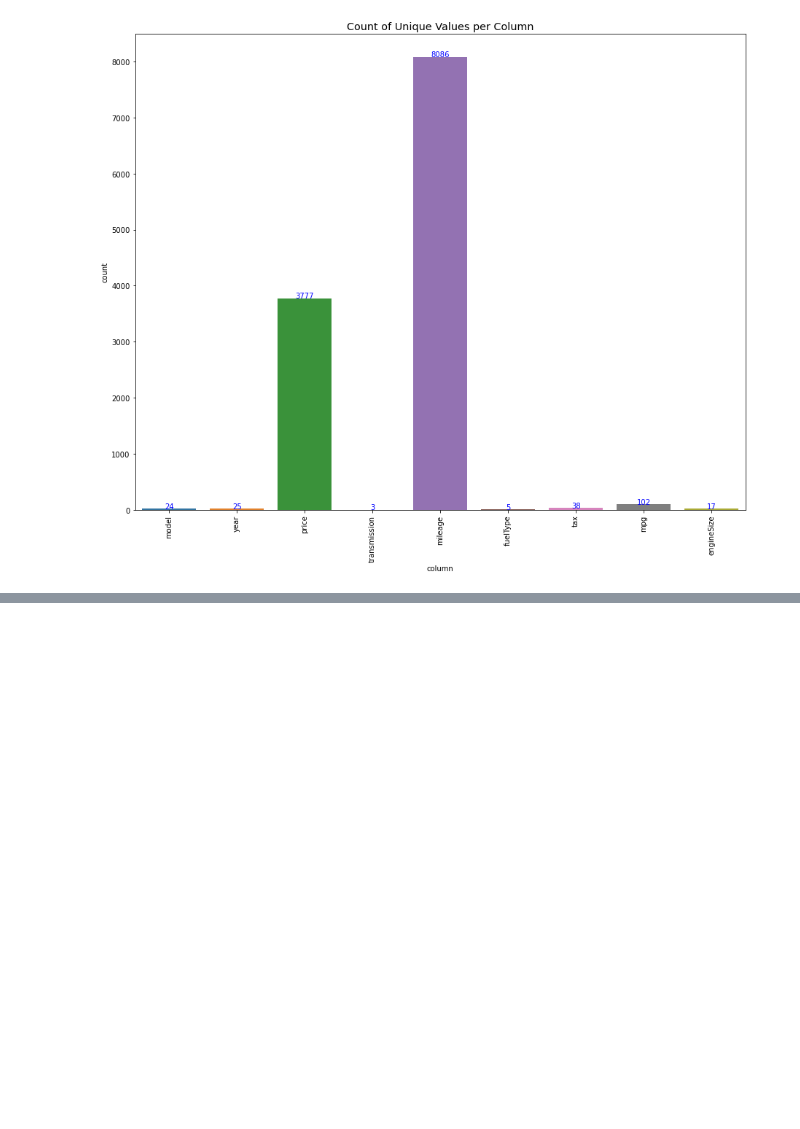
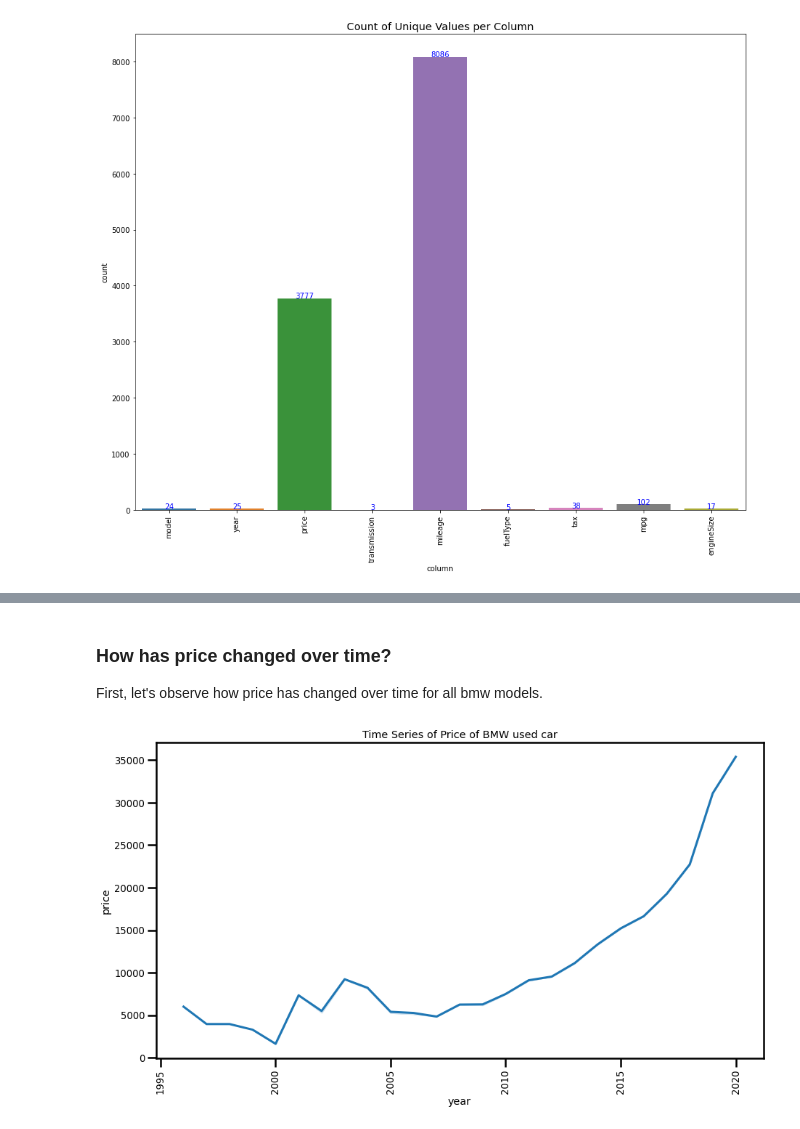
Before and after one commit to LenSin3/bmw_car_sales, a Jupyter notebook: bmw_ml.ipynb, the cells around one changed output, grey strips where cells are left out. Drawn from its saved outputs; the diff is of its cells as text; code cells hidden in the pictures; blank space fills up the shorter version.

Commit message:
analyzing timeseries of price in eda section

```diff
--- a/bmw_ml.ipynb
+++ b/bmw_ml.ipynb
@@ -117,0 +124,3 @@ Our focus is more on the categorical features when deciding to create the above
+# %%
+# clean, transform and save clean data
+df_cln = funcs.bmw_data_clean(df)
@@ -117,0 +135,8 @@ Our focus is more on the categorical features when deciding to create the above
+# %% [markdown]
+### How has price changed over time?
+
+First, let's observe how price has changed over time for all bmw models.
+# %%
+plots.line_plot(df_cln, 'year', 'price')
+# %% [output]
+[figure, added]
```
Also changed, not shown: parts of 7 cells of this notebook, 1 other file.
